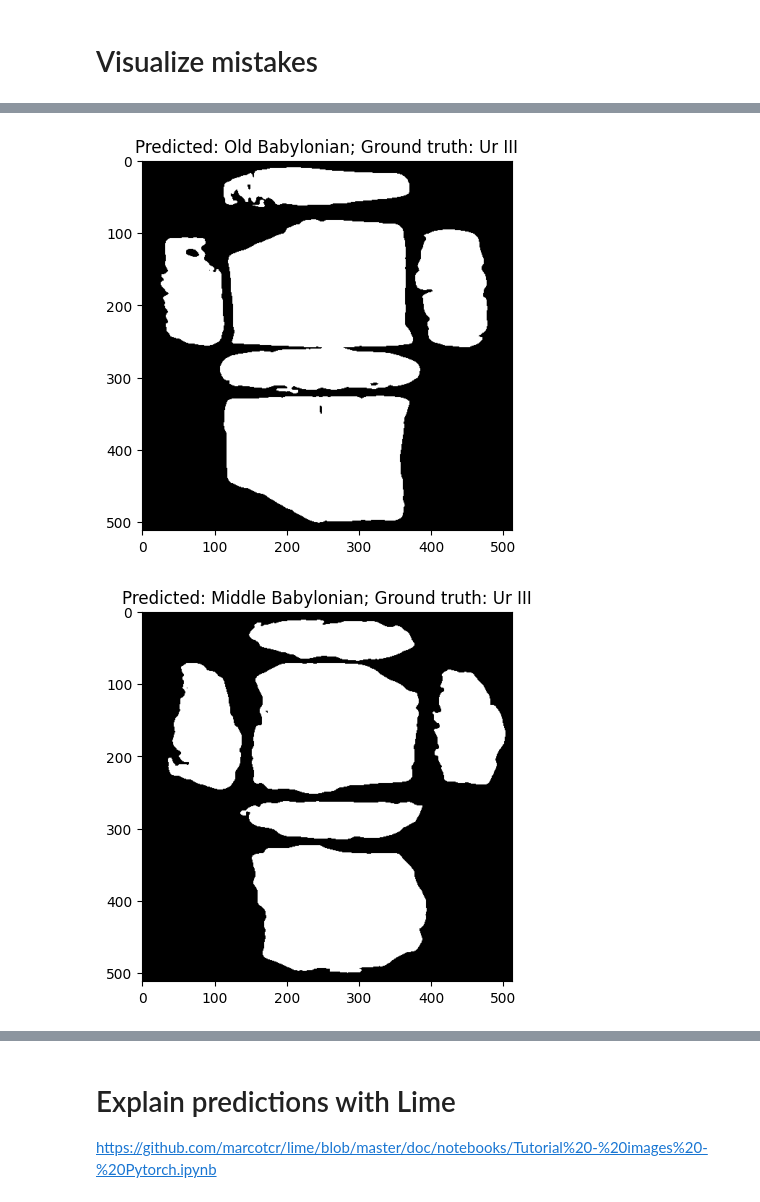
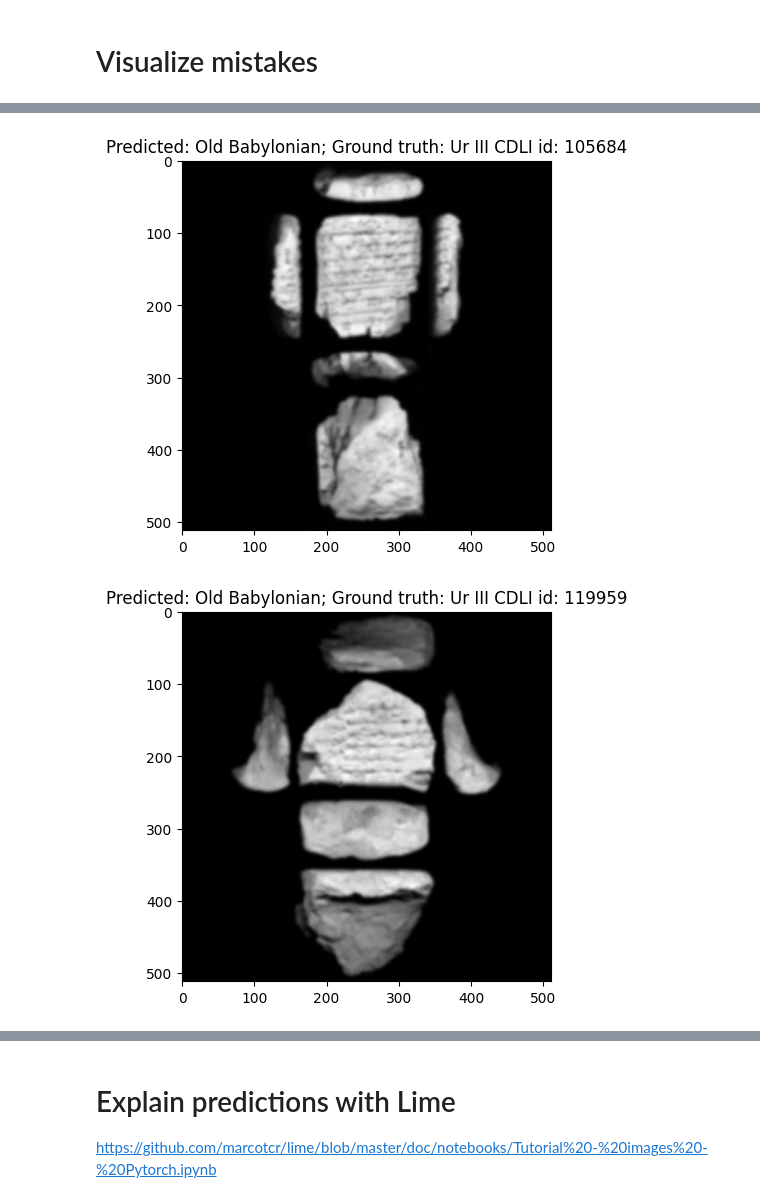
Before and after one commit to daniellekap/ShapingHistory, a Jupyter notebook: 6.1 test period classifier - greyscale tablets.ipynb, the cells around one changed output, grey strips where cells are left out. Saved outputs shown, nothing was run; the diff lists cells and outputs as text; code cells hidden in the pictures.

```diff
--- a/6.1 test period classifier - greyscale tablets.ipynb
+++ b/6.1 test period classifier - greyscale tablets.ipynb
@@ -474,12 +472,12 @@ mistake_indices.shape
 # %%
 for idx in mistake_indices[:5]:
 
-    X, y = ds_test[idx]
+    cdli_id, X, y, _, _ = ds_test[idx]
     pred = y_pred[idx]
 
     plt.imshow(X, cmap='gray')
-    plt.title(f'Predicted: {idx2period[pred]}; Ground truth: {idx2period[y]}')
+    plt.title(f'Predicted: {idx2period[pred]}; Ground truth: {idx2period[y]} CDLI id: {cdli_id}')
     plt.show()
 # %% [output]
-[figure, old version]
+[figure, new version]
-[figure, old version]
+[figure, new version]
```
Also changed, not shown: parts of 12 cells of this notebook, 2 other files.
